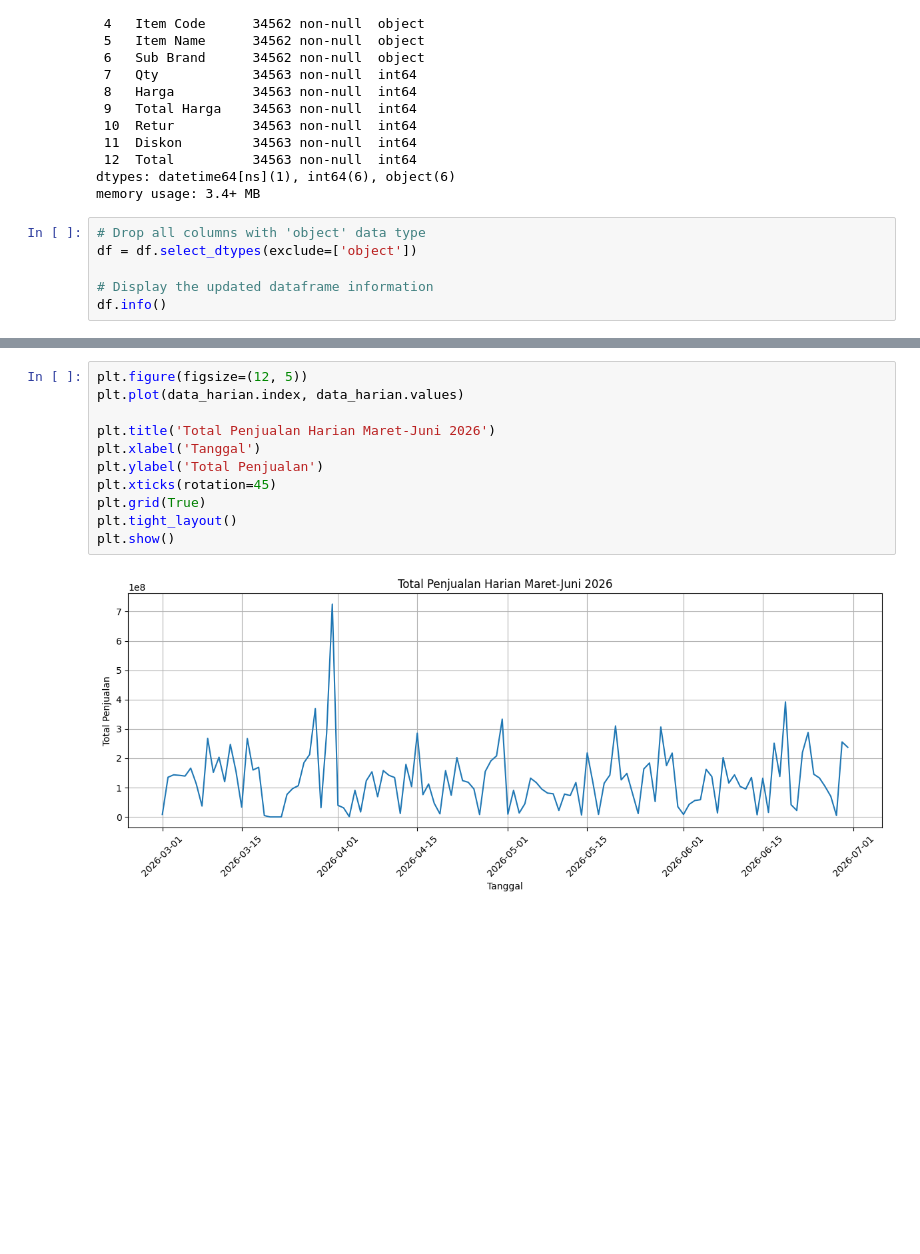
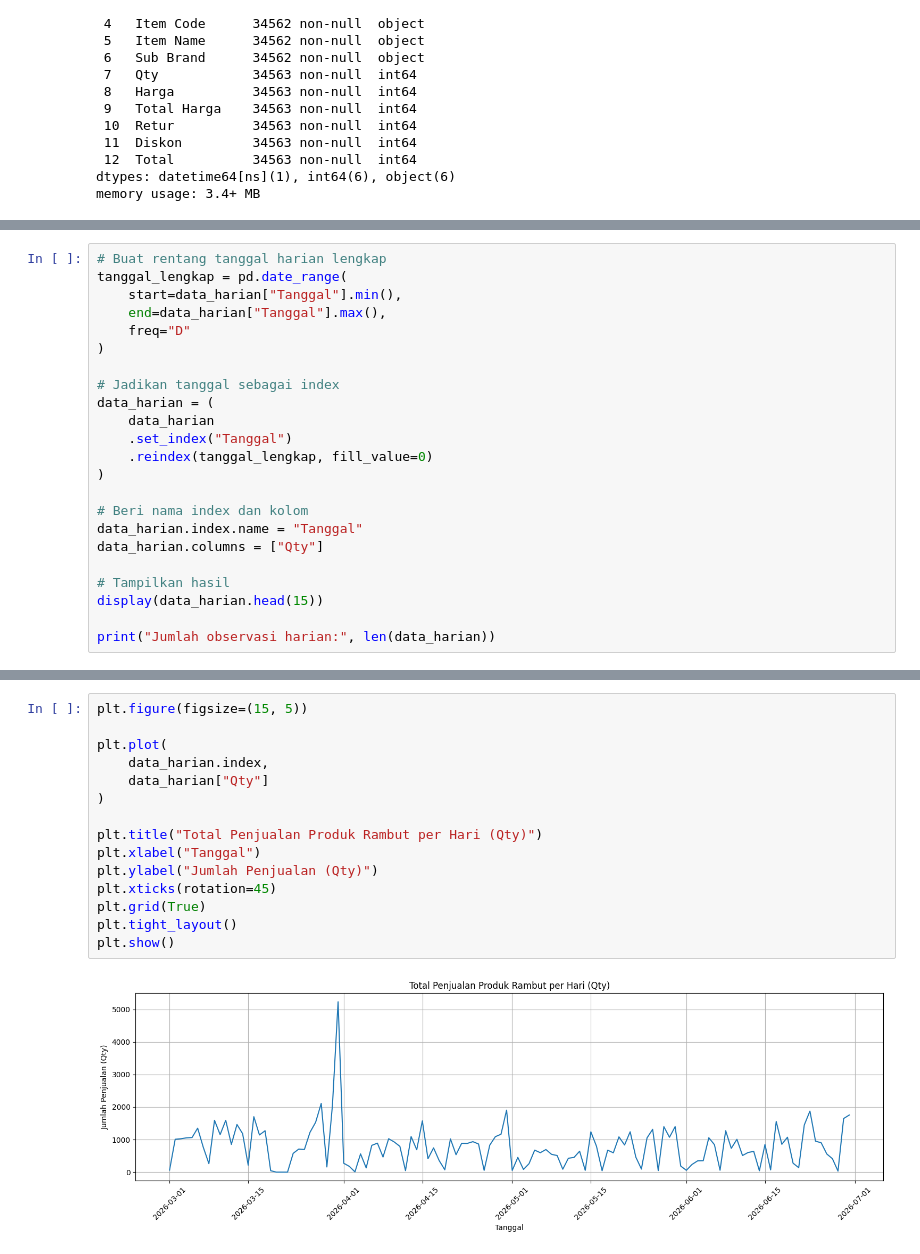
Before and after one commit to aureliearth/Analisis-Deret-Waktu, a Jupyter notebook: stasioner_data_ADW.ipynb, the cells around one changed output, grey strips where cells are left out. Cells and saved outputs as stored; diff of their text form; blank space fills up the shorter version.

```diff
--- a/stasioner_data_ADW.ipynb
+++ b/stasioner_data_ADW.ipynb
@@ -53,9 +53,3 @@ Data columns (total 13 columns):
  12  Total          34563 non-null  int64
 dtypes: datetime64[ns](1), int64(6), object(6)
 memory usage: 3.4+ MB
-# %%
-# Drop all columns with 'object' data type
-df = df.select_dtypes(exclude=['object'])
-
-# Display the updated dataframe information
-df.info()
@@ -88,0 +180,23 @@ data_harian = data_harian.asfreq('D', fill_value=0)
+# %%
+# Buat rentang tanggal harian lengkap
+tanggal_lengkap = pd.date_range(
+    start=data_harian["Tanggal"].min(),
+    end=data_harian["Tanggal"].max(),
+    freq="D"
+)
+
+# Jadikan tanggal sebagai index
+data_harian = (
+    data_harian
+    .set_index("Tanggal")
+    .reindex(tanggal_lengkap, fill_value=0)
+)
+
+# Beri nama index dan kolom
+data_harian.index.name = "Tanggal"
+data_harian.columns = ["Qty"]
+
+# Tampilkan hasil
+display(data_harian.head(15))
+
+print("Jumlah observasi harian:", len(data_harian))
@@ -89,16 +222,20 @@ data_harian = data_harian.asfreq('D', fill_value=0)
 # %%
-plt.figure(figsize=(12, 5))
-plt.plot(data_harian.index, data_harian.values)
+plt.figure(figsize=(15, 5))
 
-plt.title('Total Penjualan Harian Maret-Juni 2026')
-plt.xlabel('Tanggal')
-plt.ylabel('Total Penjualan')
+plt.plot(
+    data_harian.index,
+    data_harian["Qty"]
+)
+
+plt.title("Total Penjualan Produk Rambut per Hari (Qty)")
+plt.xlabel("Tanggal")
+plt.ylabel("Jumlah Penjualan (Qty)")
 plt.xticks(rotation=45)
 plt.grid(True)
 plt.tight_layout()
 plt.show()
 # %% [output]
-[figure, old version]
+[figure, new version]
 # %%
 from statsmodels.tsa.stattools import adfuller, kpss
 
```
Also changed, not shown: parts of 21 cells of this notebook.
